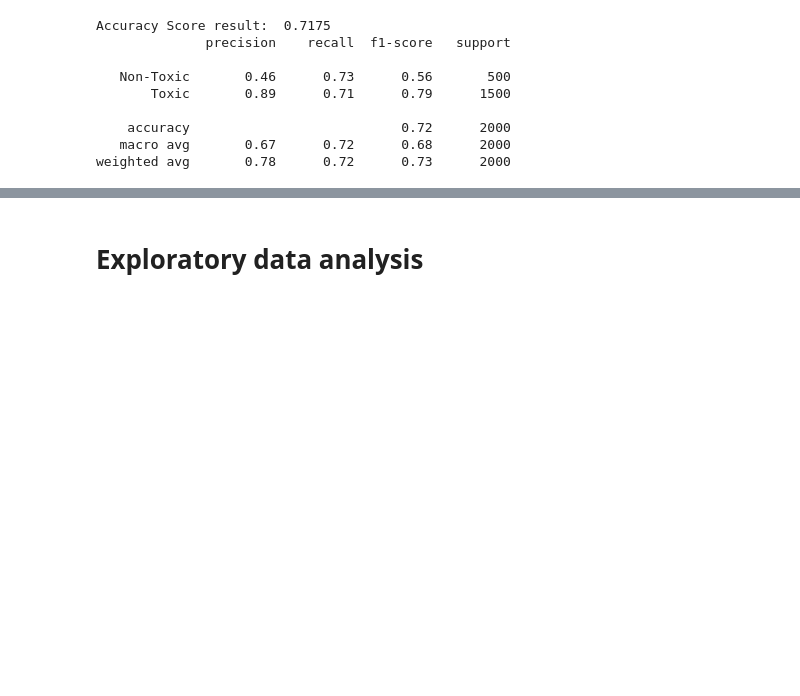
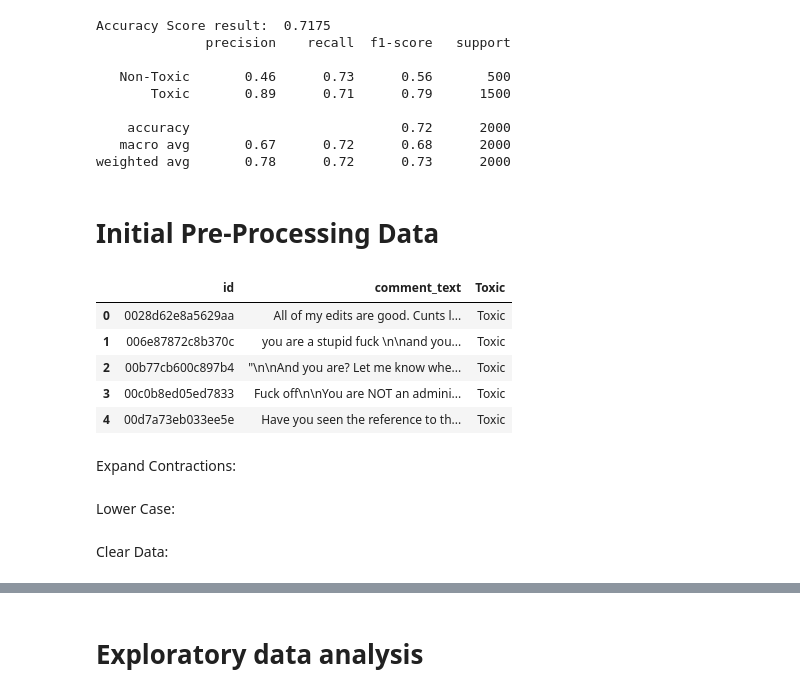
Before and after one commit to RichardeLira/Python-IA-Dell-Lead-, a Jupyter notebook: Final/AF.ipynb, the cells around one changed output, grey strips where cells are left out. Saved outputs shown, nothing was run; the diff lists cells and outputs as text; code cells hidden in the pictures; blank space fills up the shorter version.

```diff
--- a/Final/AF.ipynb
+++ b/Final/AF.ipynb
@@ -289,3 +301,20 @@ Accuracy Score result:  0.7175
     accuracy                           0.72      2000
    macro avg       0.67      0.72      0.68      2000
 weighted avg       0.78      0.72      0.73      2000
+# %% [markdown]
+# Initial Pre-Processing Data
+# %%
+# Concatenating the datasets
+train_df = pd.read_csv(r'C:\Users\Rícharde\Desktop\Python IA\Python-IA-Dell-Lead-\Final\train_binary_small.csv')
+test_df  = pd.read_csv(r'C:\Users\Rícharde\Desktop\Python IA\Python-IA-Dell-Lead-\Final\test_binary_small.csv')
+df = train_df.append(test_df)
+df.head()
+# %% [output]
+|  | id | comment_text | Toxic |
+| 0 | 0028d62e8a5629aa | All of my edits are good. Cunts l... | Toxic |
+| 1 | 006e87872c8b370c | you are a stupid fuck \n\nand you... | Toxic |
+| 2 | 00b77cb600c897b4 | "\n\nAnd you are? Let me know whe... | Toxic |
+| 3 | 00c0b8ed05ed7833 | Fuck off\n\nYou are NOT an admini... | Toxic |
+| 4 | 00d7a73eb033ee5e | Have you seen the reference to th... | Toxic |
+# %% [markdown]
+Expand Contractions:
@@ -291,0 +327,2 @@ weighted avg       0.78      0.72      0.73      2000
+# %% [markdown]
+Lower Case:
@@ -291,0 +333,2 @@ weighted avg       0.78      0.72      0.73      2000
+# %% [markdown]
+Clear Data:
```
Also changed, not shown: parts of 13 cells of this notebook.
